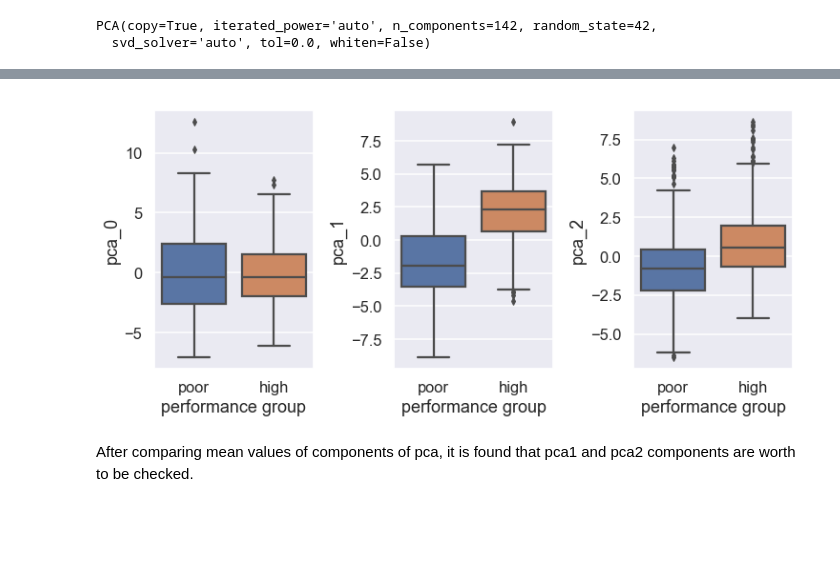
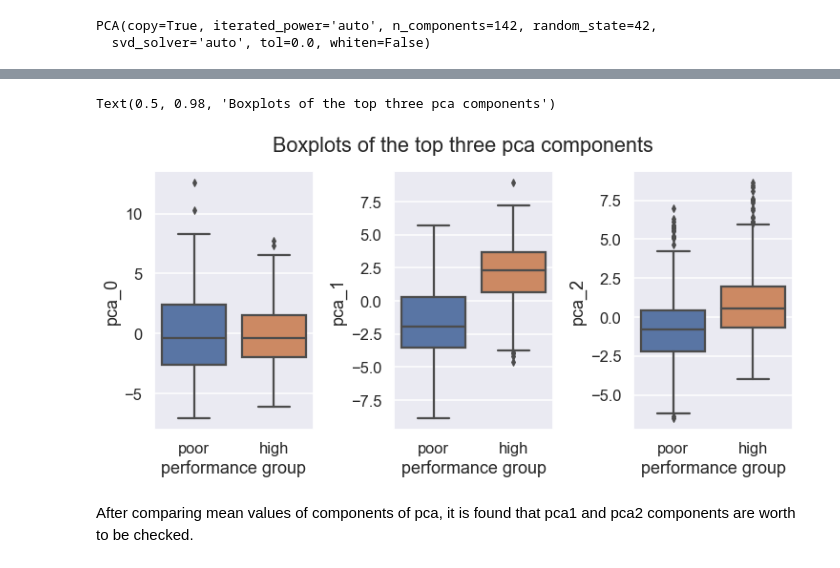
Before and after one commit to dalpengholic/Udacity_Boston-AirBNB-Data, a Jupyter notebook: p4_Boston_AirBnB_with CRISP-DM v0.1.ipynb, the cells around one changed output, grey strips where cells are left out. Saved outputs shown, nothing was run; the diff lists cells and outputs as text; code cells hidden in the pictures; blank space fills up the shorter version.

Commit message:
fix:edit cells to draw better plots

```diff
--- a/p4_Boston_AirBnB_with CRISP-DM v0.1.ipynb
+++ b/p4_Boston_AirBnB_with CRISP-DM v0.1.ipynb
@@ -533,13 +556,15 @@ new_df_total.head(n=3)
 # %%
 sns.set(font_scale=1.1)
 sns.set_context("talk")
 figure, axes = plt.subplots(1,3, figsize=(12,5))
 figure.subplots_adjust(wspace=0.5)
 ax0 = sns.boxplot(x='performance group', y='pca_0', data=new_df_total, ax=axes[0])
 ax1 = sns.boxplot(x='performance group', y='pca_1', data=new_df_total, ax=axes[1])
 ax3 = sns.boxplot(x='performance group', y='pca_2', data=new_df_total, ax=axes[2])
+figure.suptitle("Boxplots of the top three pca components")
 # %% [output]
+Text(0.5, 0.98, 'Boxplots of the top three pca components')
-[figure, old version]
+[figure, new version]
 # %% [markdown]
 After comparing mean values of components of pca, it is found that pca1 and pca2 components are worth to be checked.
 # %%
```
Also changed, not shown: parts of 19 cells of this notebook, 4 other files.
